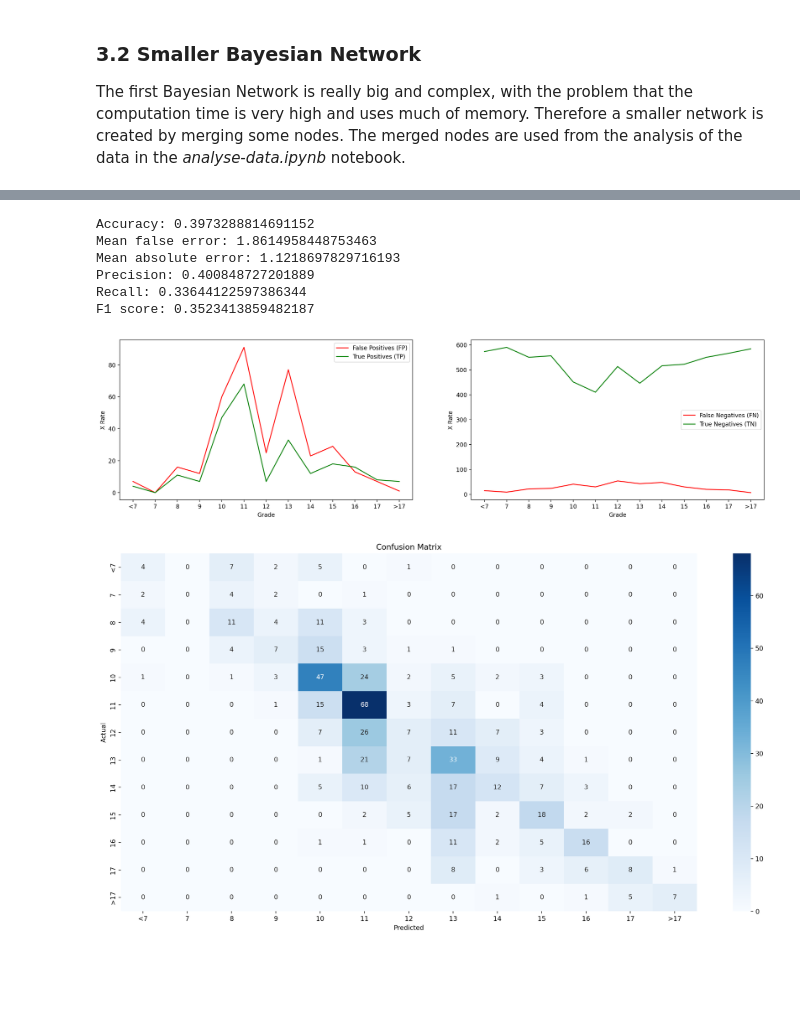
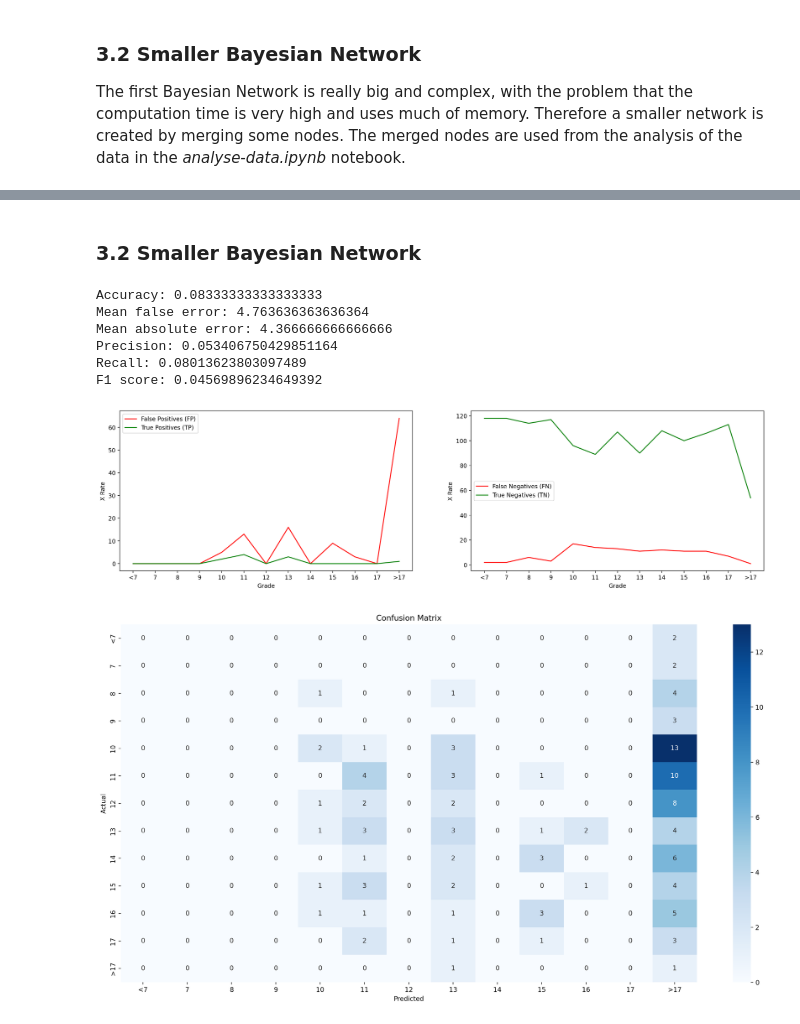
Before and after one commit to Super-T02/ki-bayesian-networks, a Jupyter notebook: src/model.ipynb, the cells around one changed output, grey strips where cells are left out. Saved outputs shown, nothing was run; the diff lists cells and outputs as text; code cells hidden in the pictures; blank space fills up the shorter version.

```diff
--- a/src/model.ipynb
+++ b/src/model.ipynb
@@ -443,3 +552,5 @@ F1 score: 0.428014459900752
+# %% [markdown]
+### 3.2 Smaller Bayesian Network
 # %%
 # Create predictions
 tuned_predictions = tuned_network.predict(tuned_test, stochastic=False, n_jobs=NUMBER_CORES)
@@ -451,17 +562,17 @@ tuned_result.to_csv(RESULT_PATH + "tuned_results.csv", index=False)
 # %%
 tuned_result = pd.read_csv(RESULT_PATH + "tuned_results.csv")
 
 # Evaluate results
-evaluation_small = Evaluation(tuned_result)
+evaluation_small = MultiClassEvaluation(tuned_result, match='G3')
 evaluation_small.print_stats()
 evaluation_small.plot()
 evaluation_small.plot_confusion_matrix()
 # %% [output]
-Accuracy: 0.3973288814691152
-Mean false error: 1.8614958448753463
-Mean absolute error: 1.1218697829716193
-Precision: 0.400848727201889
-Recall: 0.33644122597386344
-F1 score: 0.3523413859482187
+Accuracy: 0.08333333333333333
+Mean false error: 4.763636363636364
+Mean absolute error: 4.366666666666666
+Precision: 0.053406750429851164
+Recall: 0.08013623803097489
+F1 score: 0.04569896234649392
-[figure, old version]
+[figure, new version]
-[figure, old version]
+[figure, new version]
```
Also changed, not shown: parts of 22 cells of this notebook, 11 other files.
